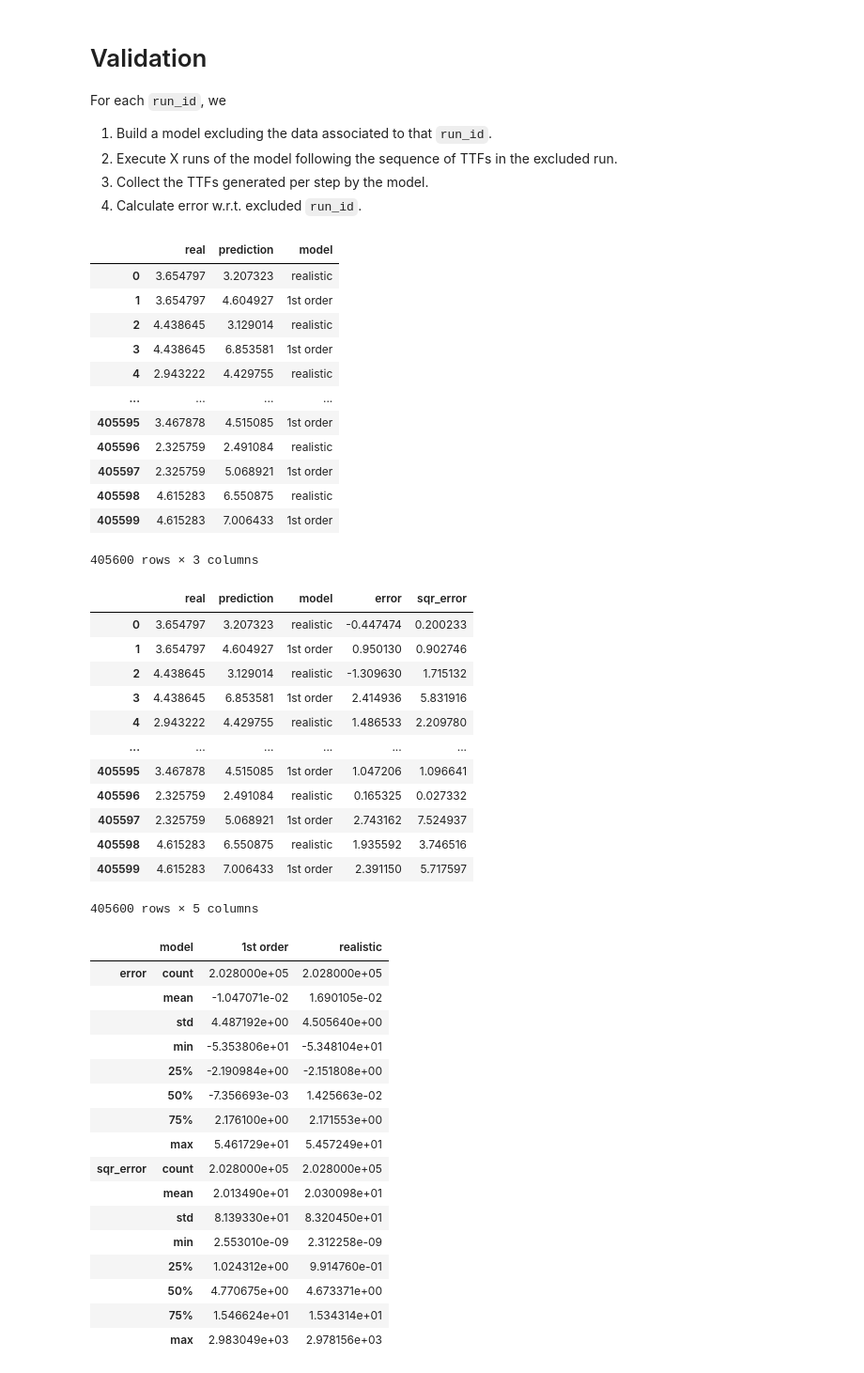
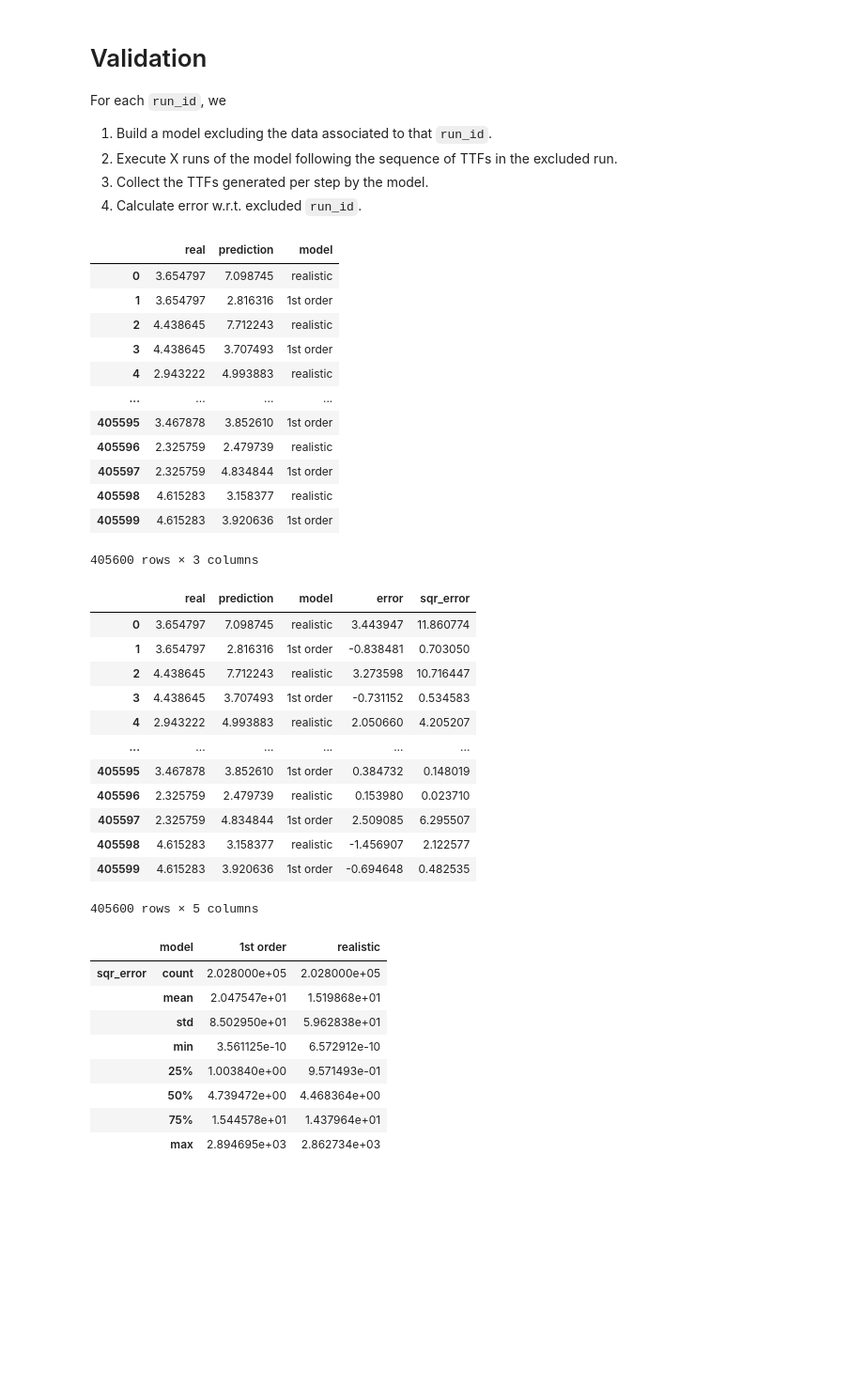
Before and after one commit to molguin92/EdgeDroid2, a Jupyter notebook: analysis_2023/validation.ipynb, the cells around one changed output. Shown: that part at 94% size. Drawn from its saved outputs; the diff is of its cells as text; code cells hidden in the pictures; blank space fills up the shorter version.

```diff
--- a/analysis_2023/validation.ipynb
+++ b/analysis_2023/validation.ipynb
@@ -66,7 +66,7 @@ for run_id in data["run_id"].unique():
         get_data = get_test_data
 
     neuroticism = test_data["neuroticism_raw"].unique()[0]
-    empirical_model = EmpiricalTestModel(neuroticism=neuroticism)
+    empirical_model = EmpiricalTestModel(neuroticism=neuroticism, ttf_levels=4, winsorize=True)
     naive_model = NaiveTestModel()
 
     for _ in range(30):
@@ -93,17 +93,17 @@ results = pd.DataFrame(result_rows)
 results
 # %% [output]
 |  | real | prediction | model |
-| 0 | 3.654797 | 3.207323 | realistic |
-| 1 | 3.654797 | 4.604927 | 1st order |
-| 2 | 4.438645 | 3.129014 | realistic |
-| 3 | 4.438645 | 6.853581 | 1st order |
-| 4 | 2.943222 | 4.429755 | realistic |
+| 0 | 3.654797 | 7.098745 | realistic |
+| 1 | 3.654797 | 2.816316 | 1st order |
+| 2 | 4.438645 | 7.712243 | realistic |
+| 3 | 4.438645 | 3.707493 | 1st order |
+| 4 | 2.943222 | 4.993883 | realistic |
 | ... | ... | ... | ... |
-| 405595 | 3.467878 | 4.515085 | 1st order |
-| 405596 | 2.325759 | 2.491084 | realistic |
-| 405597 | 2.325759 | 5.068921 | 1st order |
-| 405598 | 4.615283 | 6.550875 | realistic |
-| 405599 | 4.615283 | 7.006433 | 1st order |
+| 405595 | 3.467878 | 3.852610 | 1st order |
+| 405596 | 2.325759 | 2.479739 | realistic |
+| 405597 | 2.325759 | 4.834844 | 1st order |
+| 405598 | 4.615283 | 3.158377 | realistic |
+| 405599 | 4.615283 | 3.920636 | 1st order |
 405600 rows × 3 columns
 # %%
 import numpy as np
@@ -114,38 +114,30 @@ results["sqr_error"] = np.square(results["error"])
 results
 # %% [output]
 |  | real | prediction | model | error | sqr_error |
-| 0 | 3.654797 | 3.207323 | realistic | -0.447474 | 0.200233 |
-| 1 | 3.654797 | 4.604927 | 1st order | 0.950130 | 0.902746 |
-| 2 | 4.438645 | 3.129014 | realistic | -1.309630 | 1.715132 |
-| 3 | 4.438645 | 6.853581 | 1st order | 2.414936 | 5.831916 |
-| 4 | 2.943222 | 4.429755 | realistic | 1.486533 | 2.209780 |
+| 0 | 3.654797 | 7.098745 | realistic | 3.443947 | 11.860774 |
+| 1 | 3.654797 | 2.816316 | 1st order | -0.838481 | 0.703050 |
+| 2 | 4.438645 | 7.712243 | realistic | 3.273598 | 10.716447 |
+| 3 | 4.438645 | 3.707493 | 1st order | -0.731152 | 0.534583 |
+| 4 | 2.943222 | 4.993883 | realistic | 2.050660 | 4.205207 |
 | ... | ... | ... | ... | ... | ... |
-| 405595 | 3.467878 | 4.515085 | 1st order | 1.047206 | 1.096641 |
-| 405596 | 2.325759 | 2.491084 | realistic | 0.165325 | 0.027332 |
-| 405597 | 2.325759 | 5.068921 | 1st order | 2.743162 | 7.524937 |
-| 405598 | 4.615283 | 6.550875 | realistic | 1.935592 | 3.746516 |
-| 405599 | 4.615283 | 7.006433 | 1st order | 2.391150 | 5.717597 |
+| 405595 | 3.467878 | 3.852610 | 1st order | 0.384732 | 0.148019 |
+| 405596 | 2.325759 | 2.479739 | realistic | 0.153980 | 0.023710 |
+| 405597 | 2.325759 | 4.834844 | 1st order | 2.509085 | 6.295507 |
+| 405598 | 4.615283 | 3.158377 | realistic | -1.456907 | 2.122577 |
+| 405599 | 4.615283 | 3.920636 | 1st order | -0.694648 | 0.482535 |
 405600 rows × 5 columns
 # %%
-results.groupby("model").describe().drop(columns=["real", "prediction"]).T
+results.drop(columns=["error"]).groupby("model").describe().drop(columns=["real", "prediction"]).T
 # %% [output]
 |  | model | 1st order | realistic |
-| error | count | 2.028000e+05 | 2.028000e+05 |
-|  | mean | -1.047071e-02 | 1.690105e-02 |
-|  | std | 4.487192e+00 | 4.505640e+00 |
-|  | min | -5.353806e+01 | -5.348104e+01 |
-|  | 25% | -2.190984e+00 | -2.151808e+00 |
-|  | 50% | -7.356693e-03 | 1.425663e-02 |
-|  | 75% | 2.176100e+00 | 2.171553e+00 |
-|  | max | 5.461729e+01 | 5.457249e+01 |
 | sqr_error | count | 2.028000e+05 | 2.028000e+05 |
-|  | mean | 2.013490e+01 | 2.030098e+01 |
-|  | std | 8.139330e+01 | 8.320450e+01 |
-|  | min | 2.553010e-09 | 2.312258e-09 |
-|  | 25% | 1.024312e+00 | 9.914760e-01 |
-|  | 50% | 4.770675e+00 | 4.673371e+00 |
-|  | 75% | 1.546624e+01 | 1.534314e+01 |
-|  | max | 2.983049e+03 | 2.978156e+03 |
+|  | mean | 2.047547e+01 | 1.519868e+01 |
+|  | std | 8.502950e+01 | 5.962838e+01 |
+|  | min | 3.561125e-10 | 6.572912e-10 |
+|  | 25% | 1.003840e+00 | 9.571493e-01 |
+|  | 50% | 4.739472e+00 | 4.468364e+00 |
+|  | 75% | 1.544578e+01 | 1.437964e+01 |
+|  | max | 2.894695e+03 | 2.862734e+03 |
 # %%
 # %matplotlib inline
 import matplotlib as mpl
```
Also changed, not shown: parts of 1 cell of this notebook, 5 other files.
